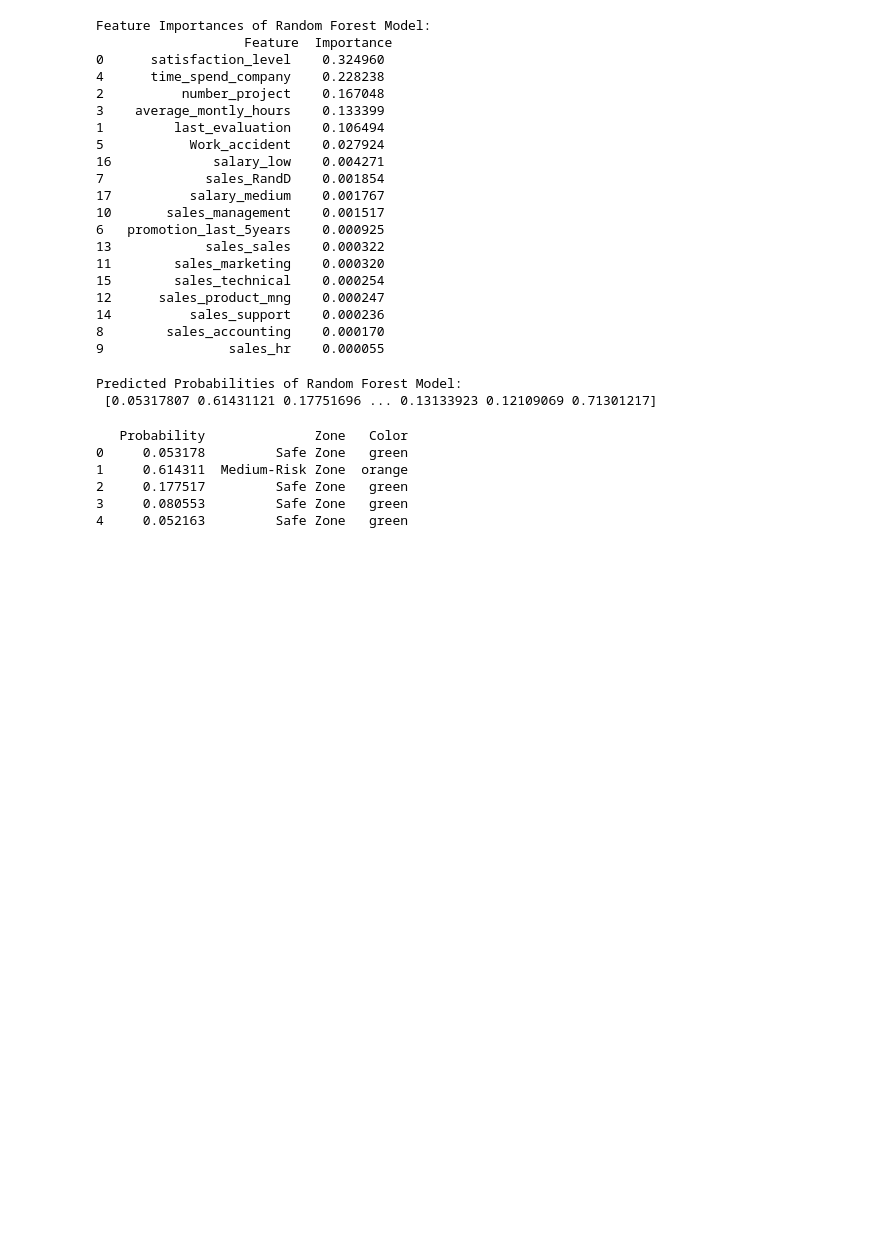
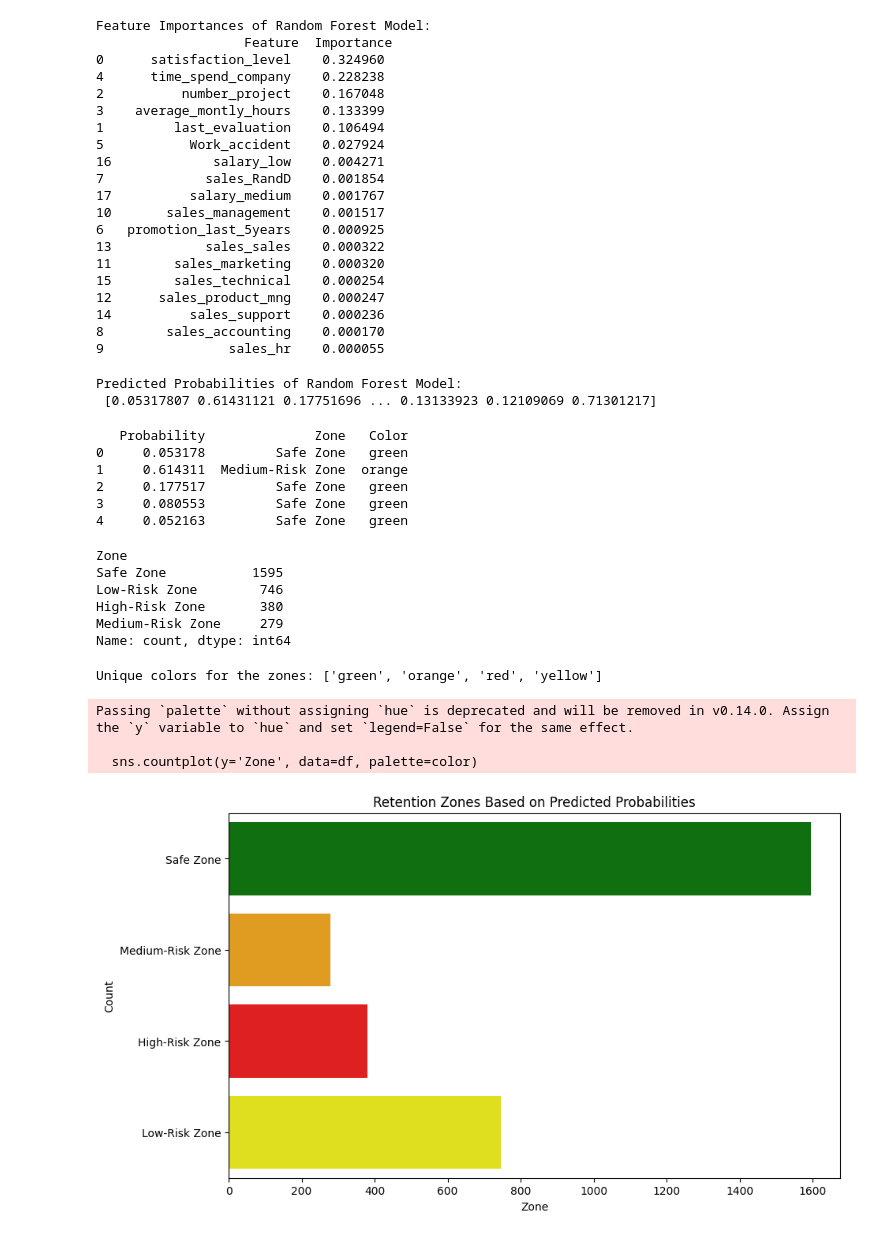
Before and after one commit to srinipar/AILabs, a Jupyter notebook: AIMLIIT/Projects/ML_Employee Turnover Analytics/Employee_TurnoverAnalysis.ipynb, the cells around one changed output. Cells and saved outputs as stored; diff of their text form; code cells hidden in the pictures; blank space fills up the shorter version.

```diff
--- a/AIMLIIT/Projects/ML_Employee Turnover Analytics/Employee_TurnoverAnalysis.ipynb
+++ b/AIMLIIT/Projects/ML_Employee Turnover Analytics/Employee_TurnoverAnalysis.ipynb
@@ -613,3 +613,31 @@ print(df.head())
 2     0.177517         Safe Zone   green
 3     0.080553         Safe Zone   green
 4     0.052163         Safe Zone   green
+# %%
+df["Zone"].value_counts()
+# %% [output]
+Zone
+Safe Zone           1595
+Low-Risk Zone        746
+High-Risk Zone       380
+Medium-Risk Zone     279
+Name: count, dtype: int64
+# %%
+c=["Green", "Red", "Orange", "Yellow"]
+color=list(df["Color"].unique())
+print("Unique colors for the zones:", color)
+# %% [output]
+Unique colors for the zones: ['green', 'orange', 'red', 'yellow']
+# %%
+#create count plot for the zones and color
+plt.figure(figsize=(10, 6))
+sns.countplot(y='Zone', data=df, palette=color)
+plt.title('Retention Zones Based on Predicted Probabilities')
+plt.xlabel('Zone')
+plt.ylabel('Count')
+plt.show()
+# %% [output]
+Passing `palette` without assigning `hue` is deprecated and will be removed in v0.14.0. Assign the `y` variable to `hue` and set `legend=False` for the same effect.
+
+  sns.countplot(y='Zone', data=df, palette=color)
+[figure, added]
```
